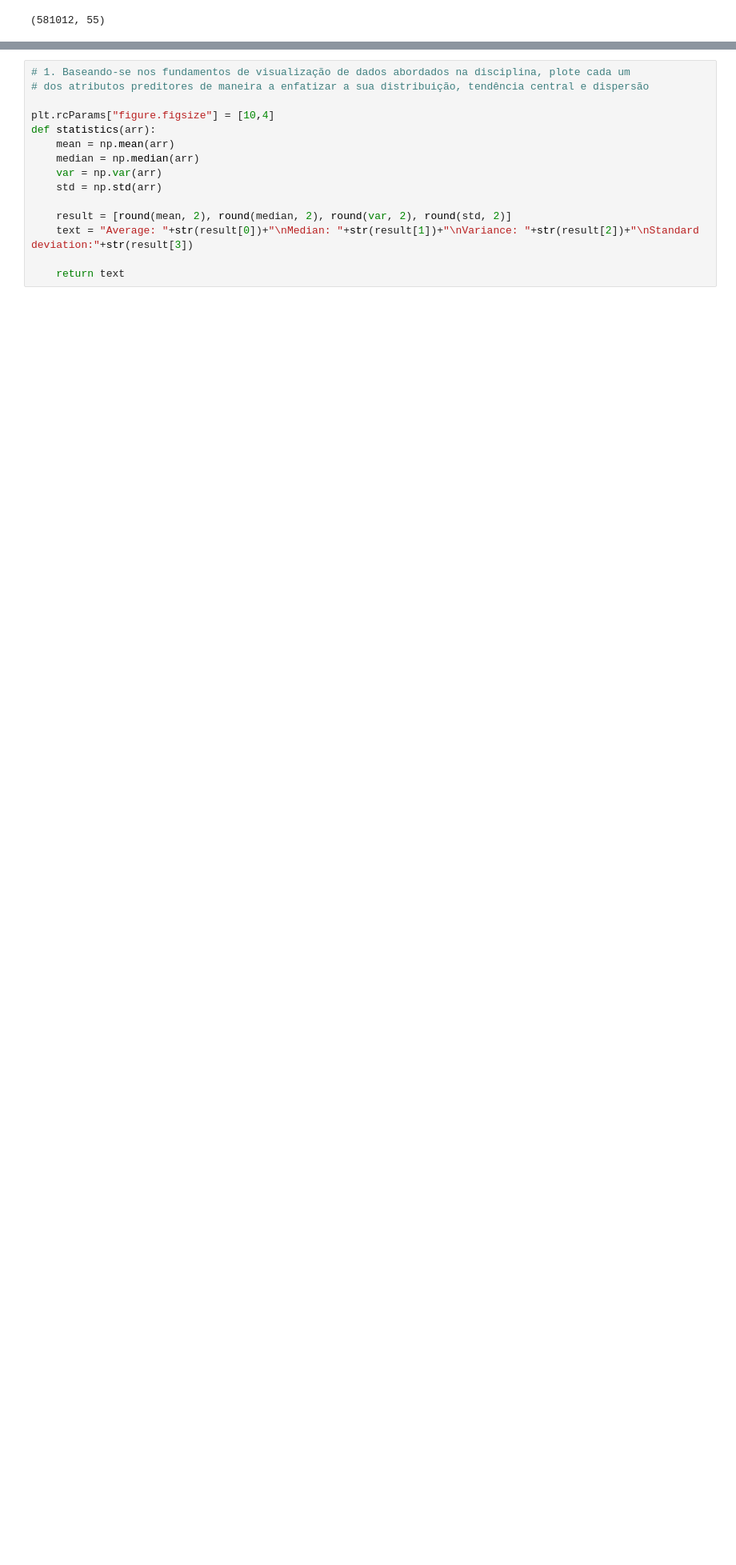
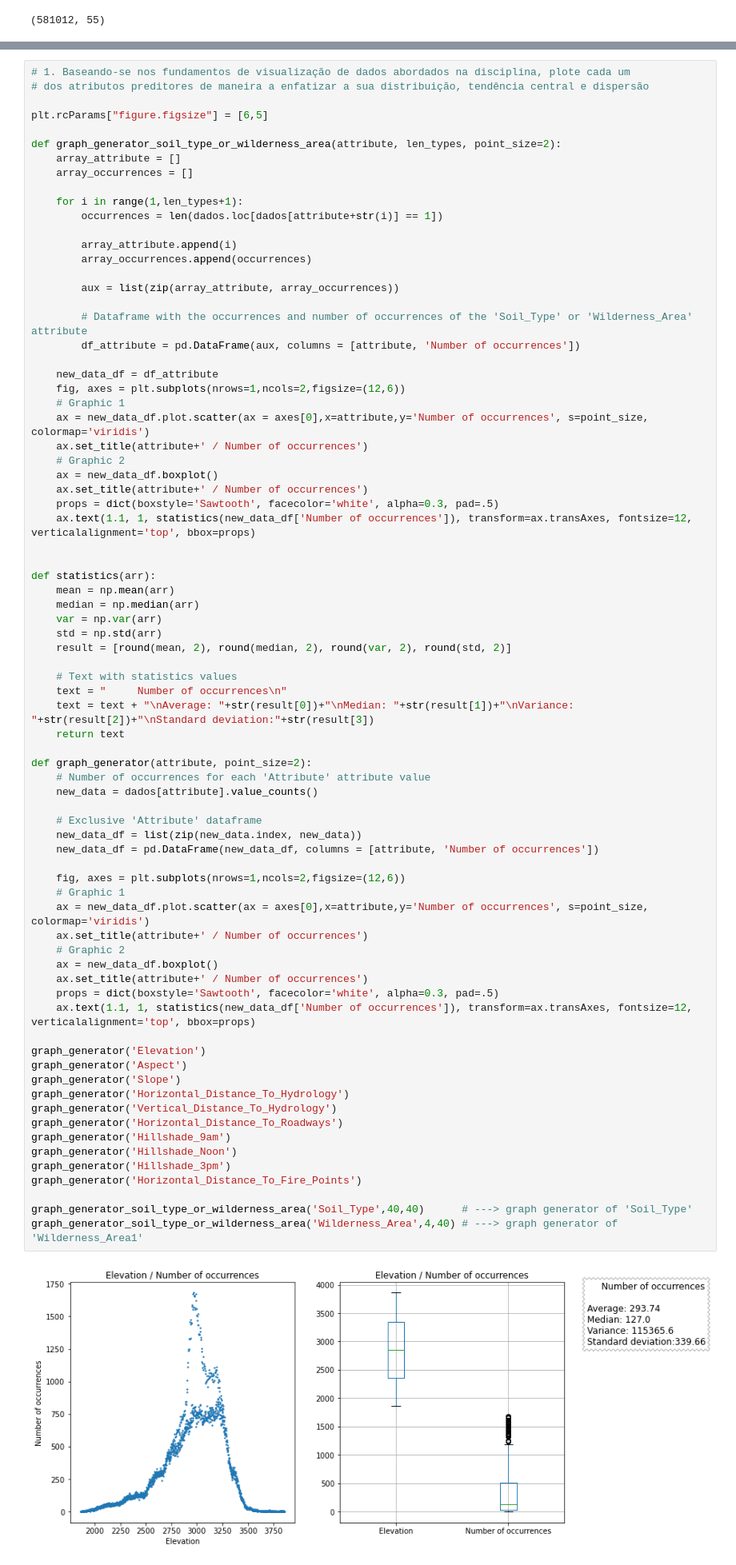
Before and after one commit to elloa-uea/projeto-pratico-3-rna-pp3-team-seven, a Jupyter notebook: notebooks/PP3.2 - Conhecendo o Conjunto de Dados.ipynb, the cells around one changed output, grey strips where cells are left out. Shown: that part at 80% size. Cells and saved outputs as stored; diff of their text form; blank space fills up the shorter version.

Commit message:
New graphics

```diff
--- a/notebooks/PP3.2 - Conhecendo o Conjunto de Dados.ipynb
+++ b/notebooks/PP3.2 - Conhecendo o Conjunto de Dados.ipynb
@@ -120,15 +131,78 @@ Escolha uma das métricas apresentadas para ser utilizada como referência pela
 # %%
 # 1. Baseando-se nos fundamentos de visualização de dados abordados na disciplina, plote cada um
 # dos atributos preditores de maneira a enfatizar a sua distribuição, tendência central e dispersão
 
-plt.rcParams["figure.figsize"] = [10,4]
+plt.rcParams["figure.figsize"] = [6,5]
+
+def graph_generator_soil_type_or_wilderness_area(attribute, len_types, point_size=2):
+    array_attribute = []
+    array_occurrences = []
+
+    for i in range(1,len_types+1):
+        occurrences = len(dados.loc[dados[attribute+str(i)] == 1])
+
+        array_attribute.append(i)
+        array_occurrences.append(occurrences)
+
+        aux = list(zip(array_attribute, array_occurrences))
+
+        # Dataframe with the occurrences and number of occurrences of the 'Soil_Type' or 'Wilderness_Area' attribute
+        df_attribute = pd.DataFrame(aux, columns = [attribute, 'Number of occurrences'])
+
+    new_data_df = df_attribute
+    fig, axes = plt.subplots(nrows=1,ncols=2,figsize=(12,6))
+    # Graphic 1
+    ax = new_data_df.plot.scatter(ax = axes[0],x=attribute,y='Number of occurrences', s=point_size, colormap='viridis')
+    ax.set_title(attribute+' / Number of occurrences')
+    # Graphic 2
+    ax = new_data_df.boxplot()
+    ax.set_title(attribute+' / Number of occurrences')
+    props = dict(boxstyle='Sawtooth', facecolor='white', alpha=0.3, pad=.5)
+    ax.text(1.1, 1, statistics(new_data_df['Number of occurrences']), transform=ax.transAxes, fontsize=12, verticalalignment='top', bbox=props)
+
+
 def statistics(arr):
     mean = np.mean(arr)
     median = np.median(arr)
     var = np.var(arr)
     std = np.std(arr)
+    result = [round(mean, 2), round(median, 2), round(var, 2), round(std, 2)]
 
-    result = [round(mean, 2), round(median, 2), round(var, 2), round(std, 2)]
-    text = "Average: "+str(result[0])+"\nMedian: "+str(result[1])+"\nVariance: "+str(result[2])+"\nStandard deviation:"+str(result[3])
+    # Text with statistics values
+    text = "     Number of occurrences\n"
+    text = text + "\nAverage: "+str(result[0])+"\nMedian: "+str(result[1])+"\nVariance: "+str(result[2])+"\nStandard deviation:"+str(result[3])
+    return text
 
-    return text
+def graph_generator(attribute, point_size=2):
+    # Number of occurrences for each 'Attribute' attribute value
+    new_data = dados[attribute].value_counts()
+
+    # Exclusive 'Attribute' dataframe
+    new_data_df = list(zip(new_data.index, new_data))
+    new_data_df = pd.DataFrame(new_data_df, columns = [attribute, 'Number of occurrences'])
+
+    fig, axes = plt.subplots(nrows=1,ncols=2,figsize=(12,6))
+    # Graphic 1
+    ax = new_data_df.plot.scatter(ax = axes[0],x=attribute,y='Number of occurrences', s=point_size, colormap='viridis')
+    ax.set_title(attribute+' / Number of occurrences')
+    # Graphic 2
+    ax = new_data_df.boxplot()
+    ax.set_title(attribute+' / Number of occurrences')
+    props = dict(boxstyle='Sawtooth', facecolor='white', alpha=0.3, pad=.5)
+    ax.text(1.1, 1, statistics(new_data_df['Number of occurrences']), transform=ax.transAxes, fontsize=12, verticalalignment='top', bbox=props)
+
+graph_generator('Elevation')
+graph_generator('Aspect')
+graph_generator('Slope')
+graph_generator('Horizontal_Distance_To_Hydrology')
+graph_generator('Vertical_Distance_To_Hydrology')
+graph_generator('Horizontal_Distance_To_Roadways')
+graph_generator('Hillshade_9am')
+graph_generator('Hillshade_Noon')
+graph_generator('Hillshade_3pm')
+graph_generator('Horizontal_Distance_To_Fire_Points')
+
+graph_generator_soil_type_or_wilderness_area('Soil_Type',40,40)      # ---> graph generator of 'Soil_Type'
+graph_generator_soil_type_or_wilderness_area('Wilderness_Area',4,40) # ---> graph generator of 'Wilderness_Area1'
+# %% [output]
+[figure, added]
```
Also changed, not shown: parts of 11 cells of this notebook.
